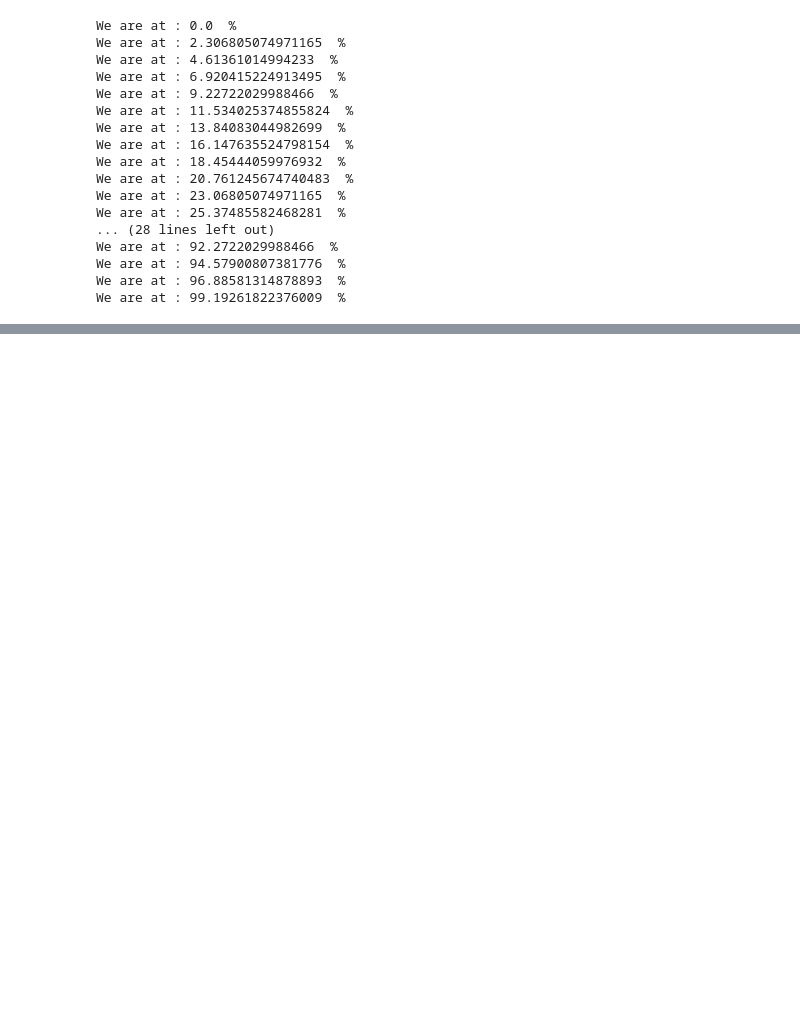
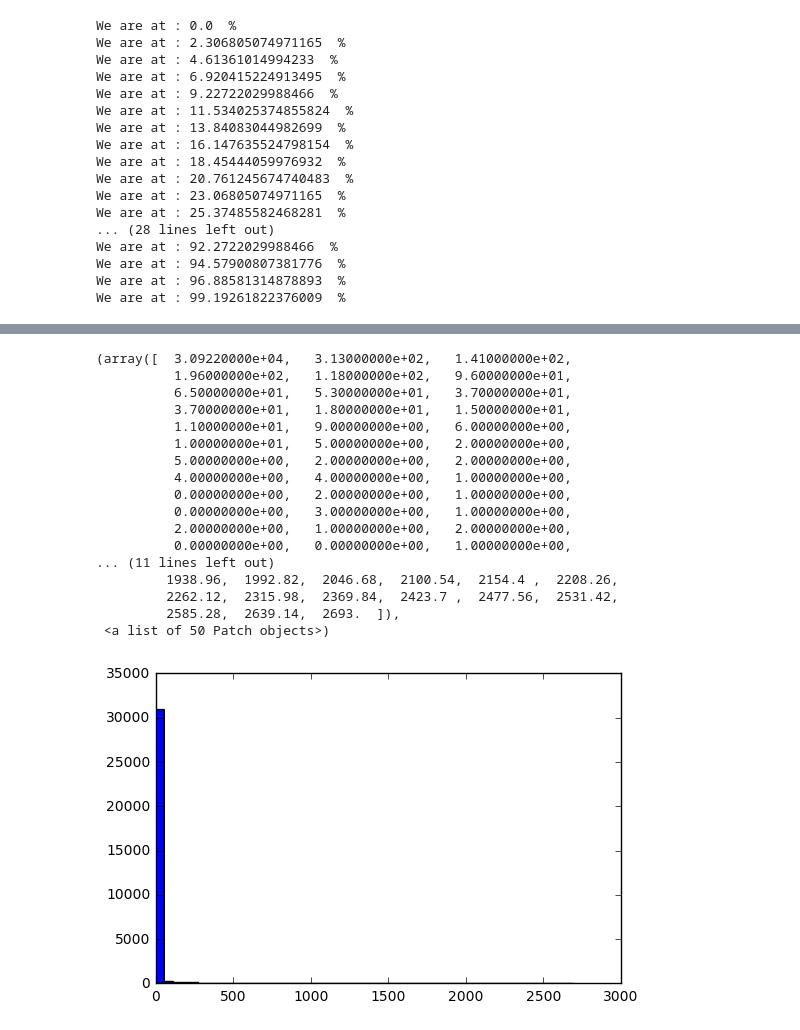
Before and after one commit to ThomVett/Project_ADA, a Jupyter notebook: 3_Extracting the Data.ipynb, the cells around one changed output, grey strips where cells are left out. Saved outputs shown, nothing was run; the diff lists cells and outputs as text; code cells hidden in the pictures; blank space fills up the shorter version.

```diff
--- a/3_Extracting the Data.ipynb
+++ b/3_Extracting the Data.ipynb
@@ -132,0 +296,21 @@ def counter(i):
+# %%
+plt.hist(wordCountYear.loc[wordCountYear.index[2000]].values,bins=50)
+# %% [output]
+(array([  3.09220000e+04,   3.13000000e+02,   1.41000000e+02,
+          1.96000000e+02,   1.18000000e+02,   9.60000000e+01,
+          6.50000000e+01,   5.30000000e+01,   3.70000000e+01,
+          3.70000000e+01,   1.80000000e+01,   1.50000000e+01,
+          1.10000000e+01,   9.00000000e+00,   6.00000000e+00,
+          1.00000000e+01,   5.00000000e+00,   2.00000000e+00,
+          5.00000000e+00,   2.00000000e+00,   2.00000000e+00,
+          4.00000000e+00,   4.00000000e+00,   1.00000000e+00,
+          0.00000000e+00,   2.00000000e+00,   1.00000000e+00,
+          0.00000000e+00,   3.00000000e+00,   1.00000000e+00,
+          2.00000000e+00,   1.00000000e+00,   2.00000000e+00,
+          0.00000000e+00,   0.00000000e+00,   1.00000000e+00,
+... (11 lines left out)
+         1938.96,  1992.82,  2046.68,  2100.54,  2154.4 ,  2208.26,
+         2262.12,  2315.98,  2369.84,  2423.7 ,  2477.56,  2531.42,
+         2585.28,  2639.14,  2693.  ]),
+ <a list of 50 Patch objects>)
+[figure, added]
```
Also changed, not shown: parts of 34 cells of this notebook, 1 other file.
